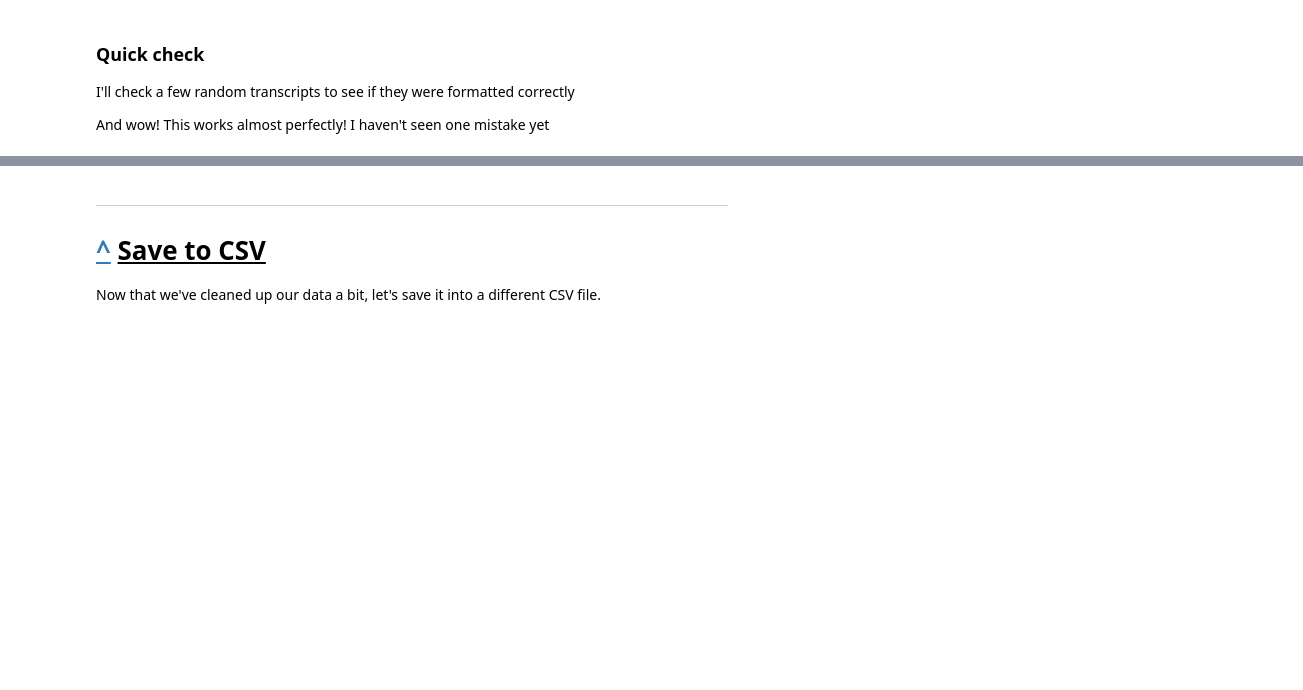
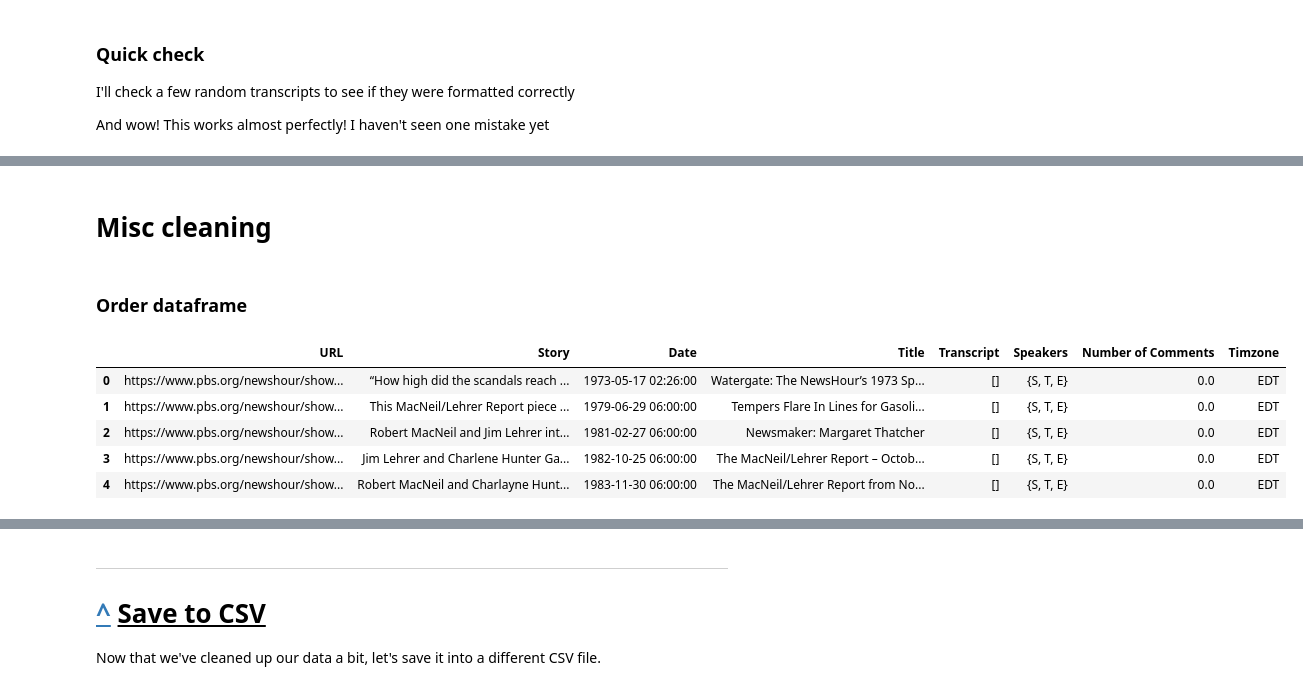
Before and after one commit to pstetz/PBS-Newshour, a Jupyter notebook: preprocessing/preprocessing.ipynb, the cells around one changed output, grey strips where cells are left out. Cells and saved outputs as stored; diff of their text form; code cells hidden in the pictures; blank space fills up the shorter version.

Commit message:
some misc preprocessing

```diff
--- a/preprocessing/preprocessing.ipynb
+++ b/preprocessing/preprocessing.ipynb
@@ -340,0 +299,14 @@ https://www.pbs.org/newshour/show/diane-rehm-shares-the-painful-story-of-her-hus
+# %% [markdown]
+# Misc cleaning
+# %% [markdown]
+### Order dataframe
+# %%
+df = df.sort_values("Date").reset_index(drop=True)
+df.head()
+# %% [output]
+|  | URL | Story | Date | Title | Transcript | Speakers | Number of Comments | Timzone |
+| 0 | https://www.pbs.org/newshour/show... | “How high did the scandals reach ... | 1973-05-17 02:26:00 | Watergate: The NewsHour’s 1973 Sp... | [] | {S, T, E} | 0.0 | EDT |
+| 1 | https://www.pbs.org/newshour/show... | This MacNeil/Lehrer Report piece ... | 1979-06-29 06:00:00 | Tempers Flare In Lines for Gasoli... | [] | {S, T, E} | 0.0 | EDT |
+| 2 | https://www.pbs.org/newshour/show... | Robert MacNeil and Jim Lehrer int... | 1981-02-27 06:00:00 | Newsmaker: Margaret Thatcher | [] | {S, T, E} | 0.0 | EDT |
+| 3 | https://www.pbs.org/newshour/show... | Jim Lehrer and Charlene Hunter Ga... | 1982-10-25 06:00:00 | The MacNeil/Lehrer Report – Octob... | [] | {S, T, E} | 0.0 | EDT |
+| 4 | https://www.pbs.org/newshour/show... | Robert MacNeil and Charlayne Hunt... | 1983-11-30 06:00:00 | The MacNeil/Lehrer Report from No... | [] | {S, T, E} | 0.0 | EDT |
```
Also changed, not shown: parts of 9 cells of this notebook, 1 other file.
